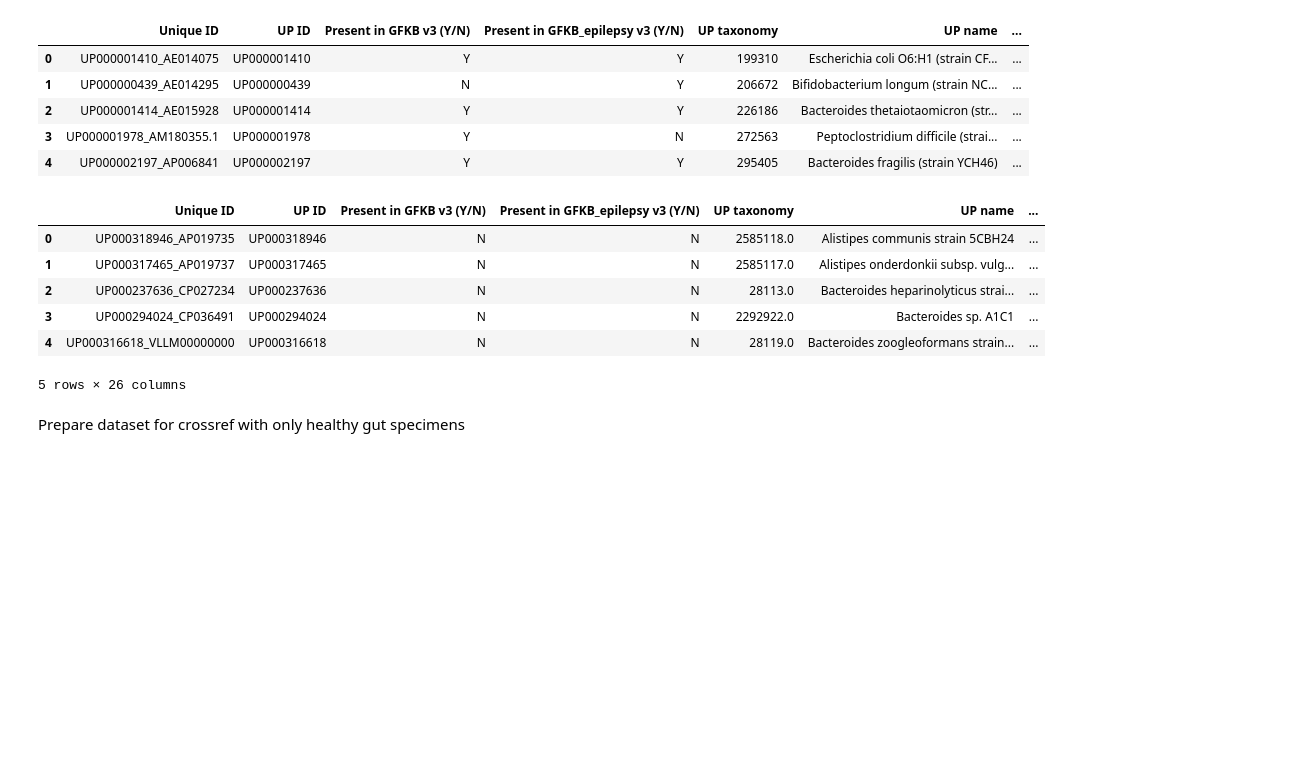
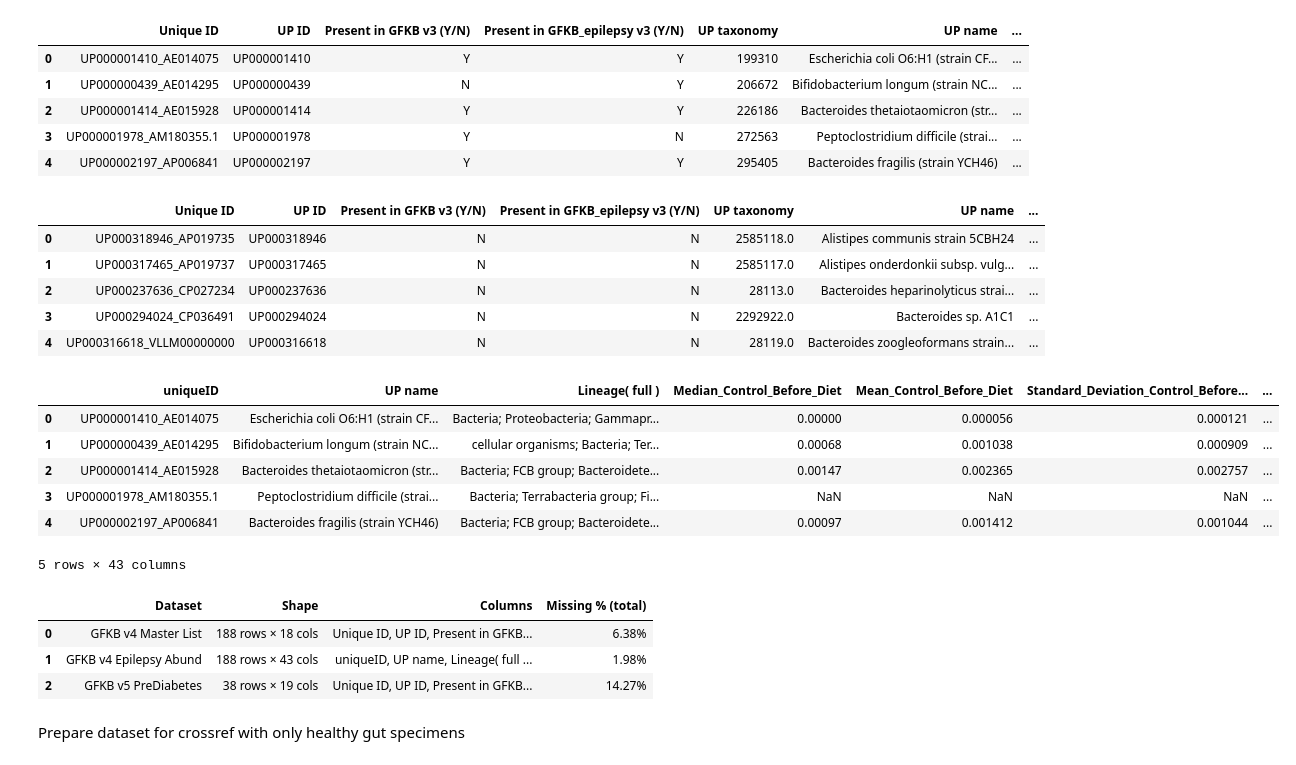
Before and after one commit to arog-bioinfo/HGMB_Project, a Jupyter notebook: datasets/pre_crossref.ipynb, the cells around one changed output. Saved outputs shown, nothing was run; the diff lists cells and outputs as text; code cells hidden in the pictures; blank space fills up the shorter version.

```diff
--- a/datasets/pre_crossref.ipynb
+++ b/datasets/pre_crossref.ipynb
@@ -5,6 +5,10 @@ import numpy as np
 Load dataset
 # %%
 df_v3 = pd.read_csv("/home/arog/Documents/GitHub/HGMB_Project/datasets/GFKB/GutFeelingKnowledgeBase-v4-Master_List.csv")
+df_v3_abund = pd.read_csv(
+    "/home/arog/Documents/GitHub/HGMB_Project/datasets/GFKB/GutFeelingKnowledgeBase-v4-Epilepsy_Data.csv",
+    skiprows=1
+)
 df_v5 = pd.read_csv("/home/arog/Documents/GitHub/HGMB_Project/datasets/GFKB/GFKB_v5_PreDiabetes.csv")
 # %%
 df_v3.dropna(how='all', inplace=True)
@@ -18,6 +22,7 @@ df_v3.head()
 | 4 | UP000002197_AP006841 | UP000002197 | Y | Y | 295405 | Bacteroides fragilis (strain YCH46) | ... |
 # %%
 df_v5.dropna(how='all', inplace=True)
+df_v5 = df_v5.dropna(axis=1, how='all')
 df_v5.head()
 # %% [output]
 |  | Unique ID | UP ID | Present in GFKB v3 (Y/N) | Present in GFKB_epilepsy v3 (Y/N) | UP taxonomy | UP name | ... |
@@ -26,7 +31,47 @@ df_v5.head()
 | 2 | UP000237636_CP027234 | UP000237636 | N | N | 28113.0 | Bacteroides heparinolyticus strai... | ... |
 | 3 | UP000294024_CP036491 | UP000294024 | N | N | 2292922.0 | Bacteroides sp. A1C1 | ... |
 | 4 | UP000316618_VLLM00000000 | UP000316618 | N | N | 28119.0 | Bacteroides zoogleoformans strain... | ... |
-5 rows × 26 columns
+# %%
+df_v3_abund.dropna(how='all', inplace=True)
+df_v3_abund.head()
+# %% [output]
+|  | uniqueID | UP name | Lineage( full ) | Median_Control_Before_Diet | Mean_Control_Before_Diet | Standard_Deviation_Control_Before... | ... |
+| 0 | UP000001410_AE014075 | Escherichia coli O6:H1 (strain CF... | Bacteria; Proteobacteria; Gammapr... | 0.00000 | 0.000056 | 0.000121 | ... |
+| 1 | UP000000439_AE014295 | Bifidobacterium longum (strain NC... | cellular organisms; Bacteria; Ter... | 0.00068 | 0.001038 | 0.000909 | ... |
+| 2 | UP000001414_AE015928 | Bacteroides thetaiotaomicron (str... | Bacteria; FCB group; Bacteroidete... | 0.00147 | 0.002365 | 0.002757 | ... |
+| 3 | UP000001978_AM180355.1 | Peptoclostridium difficile (strai... | Bacteria; Terrabacteria group; Fi... | NaN | NaN | NaN | ... |
+| 4 | UP000002197_AP006841 | Bacteroides fragilis (strain YCH46) | Bacteria; FCB group; Bacteroidete... | 0.00097 | 0.001412 | 0.001044 | ... |
+5 rows × 43 columns
+# %%
+def summarize_df(name, df, key_cols=5):
+    total_cells = df.size
+    missing_cells = df.isna().sum().sum()
+    missing_pct = round((missing_cells / total_cells) * 100, 2)
+
+    summary = {
+        "Dataset": name,
+        "Shape": f"{df.shape[0]} rows × {df.shape[1]} cols",
+        "Columns": ", ".join(df.columns[:key_cols]) + ("..." if len(df.columns) > key_cols else ""),
+        "Missing % (total)": f"{missing_pct}%"
+    }
+    return summary
+
+
+# Collect summaries
+summaries = [
+    summarize_df("GFKB v4 Master List", df_v3),
+    summarize_df("GFKB v4 Epilepsy Abund", df_v3_abund),
+    summarize_df("GFKB v5 PreDiabetes", df_v5)
+]
+
+# Convert to DataFrame and display
+summary_df = pd.DataFrame(summaries)
+summary_df
+# %% [output]
+|  | Dataset | Shape | Columns | Missing % (total) |
+| 0 | GFKB v4 Master List | 188 rows × 18 cols | Unique ID, UP ID, Present in GFKB... | 6.38% |
+| 1 | GFKB v4 Epilepsy Abund | 188 rows × 43 cols | uniqueID, UP name, Lineage( full ... | 1.98% |
+| 2 | GFKB v5 PreDiabetes | 38 rows × 19 cols | Unique ID, UP ID, Present in GFKB... | 14.27% |
 # %% [markdown]
 Prepare dataset for crossref with only healthy gut specimens
 # %%
```
Also changed, not shown: 11 other files.
